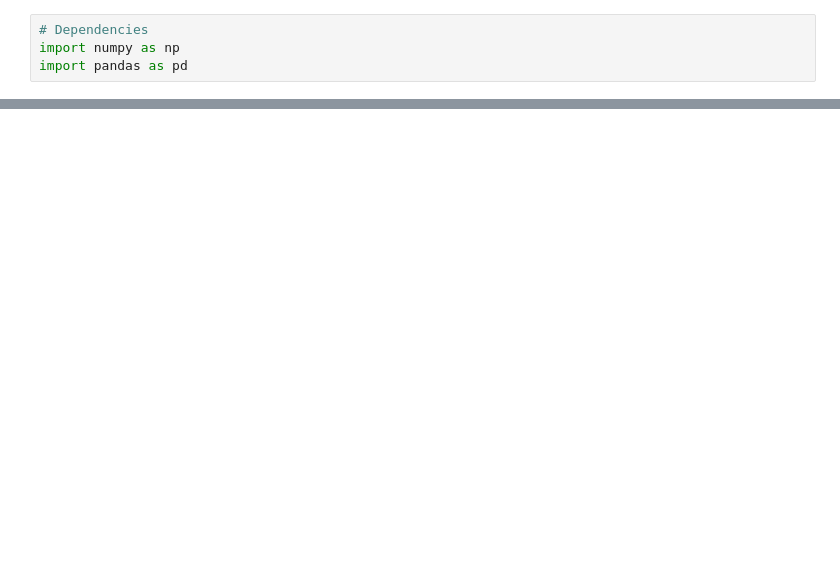
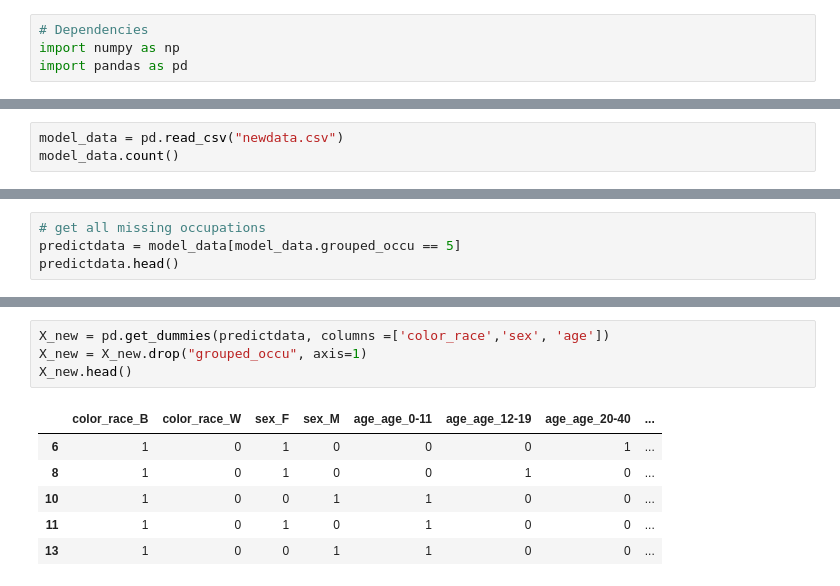
Before and after one commit to trivial-vector/Digital-Humanities, a Jupyter notebook: Data/Karika/Models/logistic regression_multioccu.ipynb, the cells around one changed output, grey strips where cells are left out. Saved outputs shown, nothing was run; the diff lists cells and outputs as text; blank space fills up the shorter version.

```diff
--- a/Data/Karika/Models/logistic regression_multioccu.ipynb
+++ b/Data/Karika/Models/logistic regression_multioccu.ipynb
@@ -181,0 +176,3 @@ dtype: int64
+# %%
+model_data = pd.read_csv("newdata.csv")
+model_data.count()
@@ -250,0 +253,4 @@ Encoded Label: [0. 1. 0. 1. 0. 0. 0. 0. 0. 0. 1. 0. 0. 0. 0. 0. 0. 0. 0. 0. 0. 0
+# %%
+# get all missing occupations
+predictdata = model_data[model_data.grouped_occu == 5]
+predictdata.head()
@@ -250,0 +264,11 @@ Encoded Label: [0. 1. 0. 1. 0. 0. 0. 0. 0. 0. 1. 0. 0. 0. 0. 0. 0. 0. 0. 0. 0. 0
+# %%
+X_new = pd.get_dummies(predictdata, columns =['color_race','sex', 'age'])
+X_new = X_new.drop("grouped_occu", axis=1)
+X_new.head()
+# %% [output]
+|  | color_race_B | color_race_W | sex_F | sex_M | age_age_0-11 | age_age_12-19 | age_age_20-40 | ... |
+| 6 | 1 | 0 | 1 | 0 | 0 | 0 | 1 | ... |
+| 8 | 1 | 0 | 1 | 0 | 0 | 1 | 0 | ... |
+| 10 | 1 | 0 | 0 | 1 | 1 | 0 | 0 | ... |
+| 11 | 1 | 0 | 1 | 0 | 1 | 0 | 0 | ... |
+| 13 | 1 | 0 | 0 | 1 | 1 | 0 | 0 | ... |
```
Also changed, not shown: parts of 33 cells of this notebook, 9 other files.
